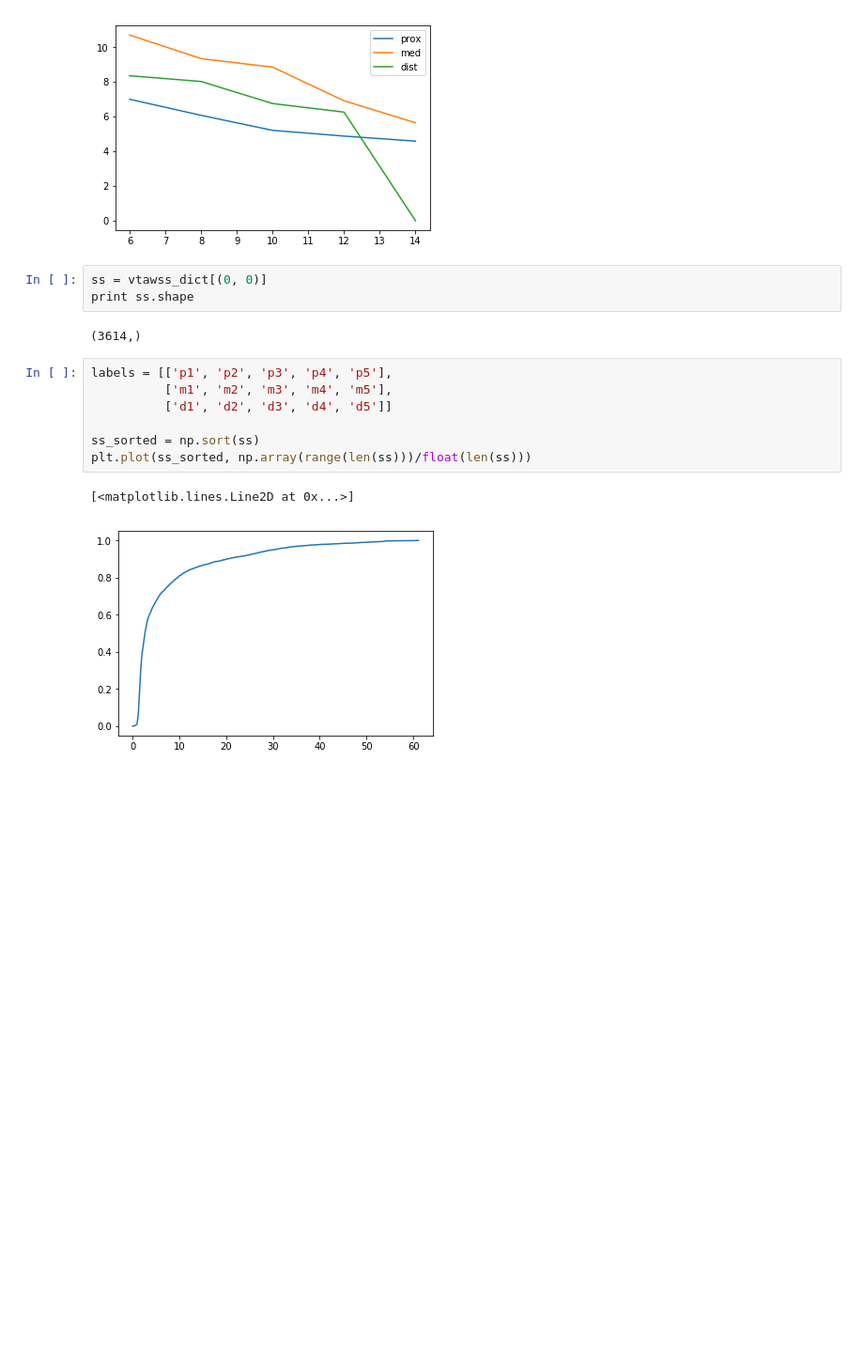
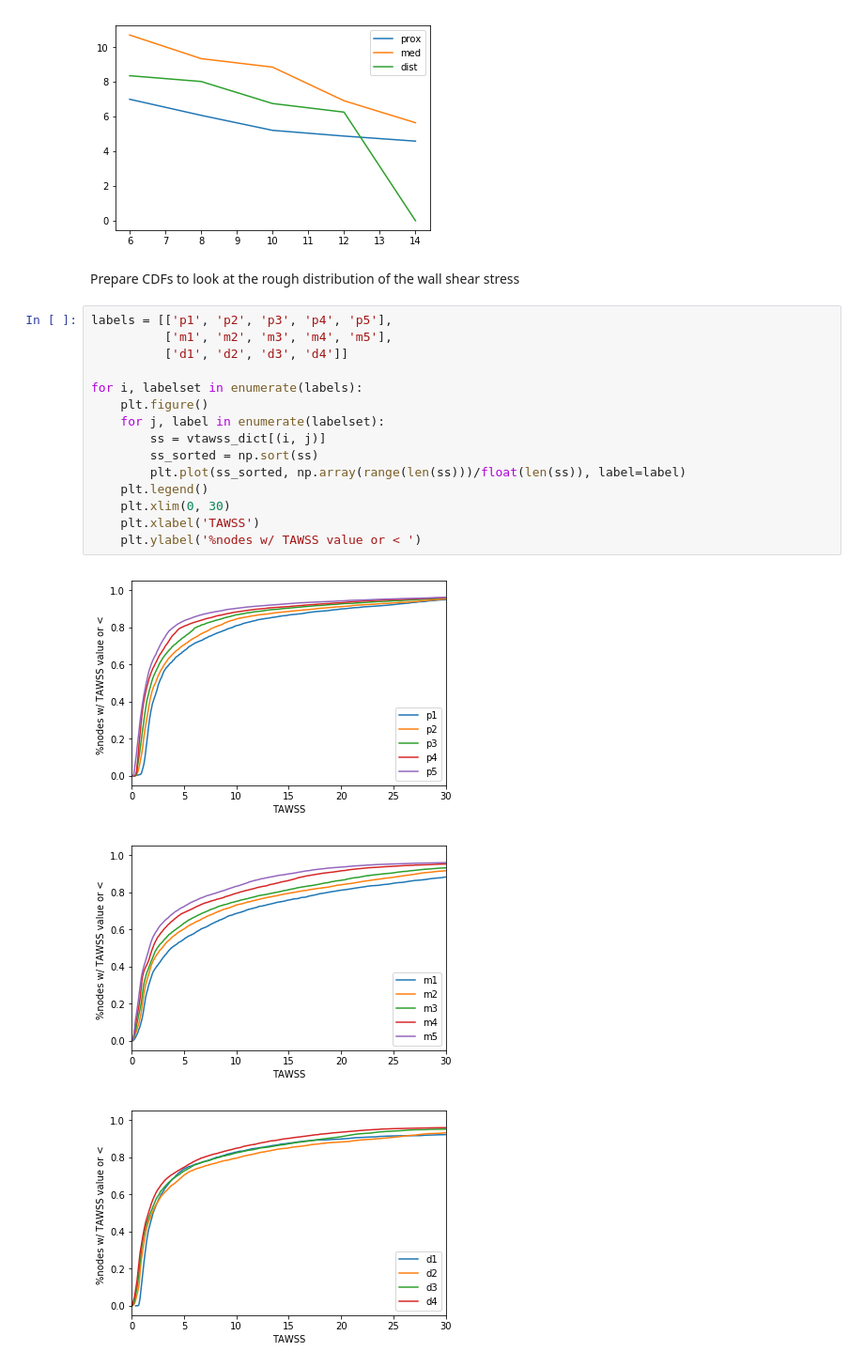
Before and after one commit to StanfordCBCL/KD-project, a Jupyter notebook: PreliminaryAnalysis.ipynb, the cells around one changed output. Shown at 94% size. Cells and saved outputs as stored; diff of their text form; blank space fills up the shorter version.

```diff
--- a/PreliminaryAnalysis.ipynb
+++ b/PreliminaryAnalysis.ipynb
@@ -100,18 +100,24 @@ plt.legend()
 # %% [output]
 <matplotlib.legend.Legend at 0x...>
 [figure]
-# %%
-ss = vtawss_dict[(0, 0)]
-print ss.shape
-# %% [output]
-(3614,)
+# %% [markdown]
+Prepare CDFs to look at the rough distribution of the wall shear stress
 # %%
 labels = [['p1', 'p2', 'p3', 'p4', 'p5'],
           ['m1', 'm2', 'm3', 'm4', 'm5'],
-          ['d1', 'd2', 'd3', 'd4', 'd5']]
+          ['d1', 'd2', 'd3', 'd4']]
 
-ss_sorted = np.sort(ss)
-plt.plot(ss_sorted, np.array(range(len(ss)))/float(len(ss)))
+for i, labelset in enumerate(labels):
+    plt.figure()
+    for j, label in enumerate(labelset):
+        ss = vtawss_dict[(i, j)]
+        ss_sorted = np.sort(ss)
+        plt.plot(ss_sorted, np.array(range(len(ss)))/float(len(ss)), label=label)
+    plt.legend()
+    plt.xlim(0, 30)
+    plt.xlabel('TAWSS')
+    plt.ylabel('%nodes w/ TAWSS value or < ')
 # %% [output]
-[<matplotlib.lines.Line2D at 0x...>]
-[figure, old version]
+[figure, new version]
+[figure, added]
+[figure, added]
```
Also changed, not shown: 2 other files.
